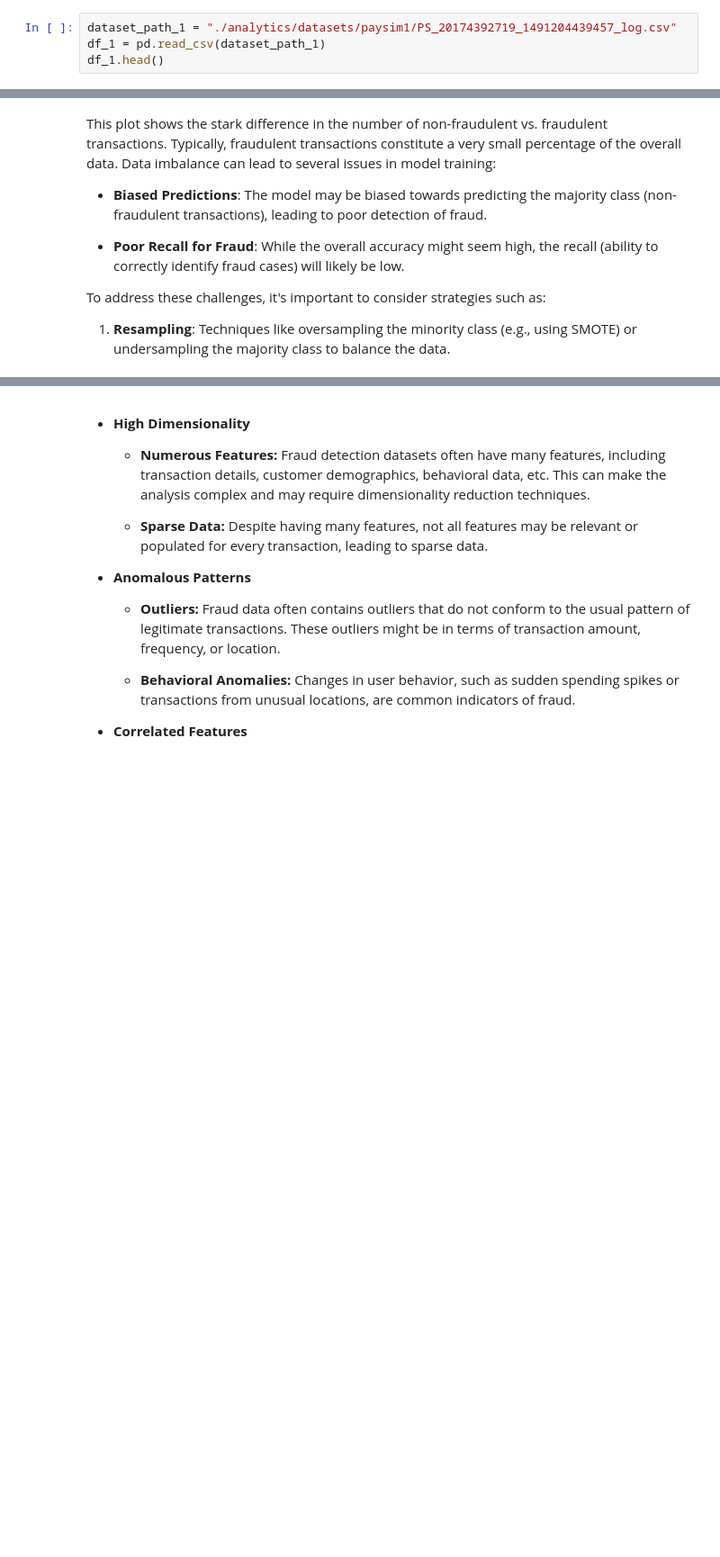
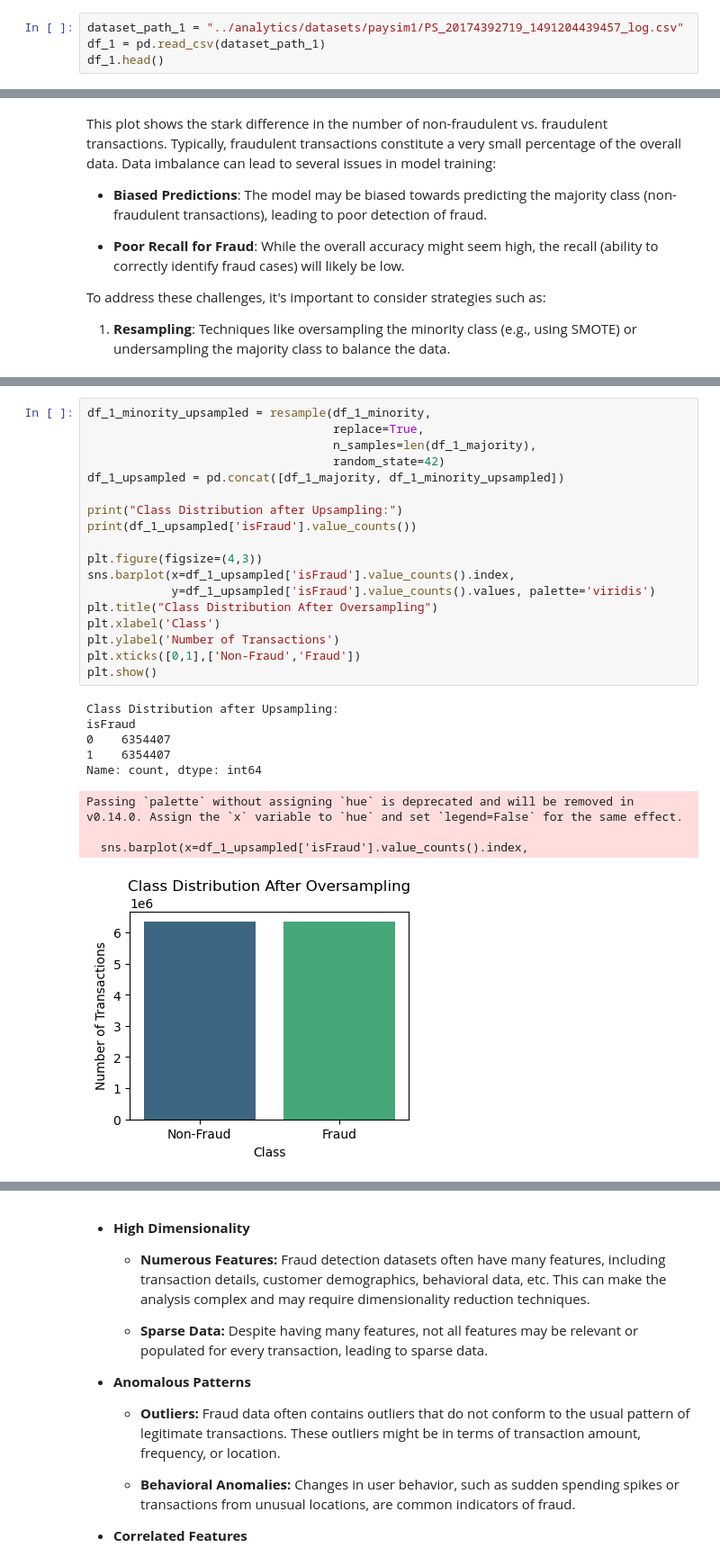
Before and after one commit to curio25/fraud-detection, a Jupyter notebook: analytics/eda.ipynb, the cells around one changed output, grey strips where cells are left out. Shown at 90% size. Saved outputs shown, nothing was run; the diff lists cells and outputs as text; blank space fills up the shorter version.

```diff
--- a/analytics/eda.ipynb
+++ b/analytics/eda.ipynb
@@ -181,5 +215,5 @@ Contents of vehicle_claim_fraud_detection:
 # %%
-dataset_path_1 = "./analytics/datasets/paysim1/PS_20174392719_1491204439457_log.csv"
+dataset_path_1 = "../analytics/datasets/paysim1/PS_20174392719_1491204439457_log.csv"
 df_1 = pd.read_csv(dataset_path_1)
 df_1.head()
 # %% [output]
@@ -277 +311,29 @@ Passing `palette` without assigning `hue` is deprecated and will be removed in v
+# %%
+df_1_minority_upsampled = resample(df_1_minority,
+                                   replace=True,
+                                   n_samples=len(df_1_majority),
+                                   random_state=42)
+df_1_upsampled = pd.concat([df_1_majority, df_1_minority_upsampled])
+
+print("Class Distribution after Upsampling:")
+print(df_1_upsampled['isFraud'].value_counts())
+
+plt.figure(figsize=(4,3))
+sns.barplot(x=df_1_upsampled['isFraud'].value_counts().index,
+            y=df_1_upsampled['isFraud'].value_counts().values, palette='viridis')
+plt.title("Class Distribution After Oversampling")
+plt.xlabel('Class')
+plt.ylabel('Number of Transactions')
+plt.xticks([0,1],['Non-Fraud','Fraud'])
+plt.show()
+# %% [output]
+Class Distribution after Upsampling:
+isFraud
+0    6354407
+1    6354407
+Name: count, dtype: int64
+Passing `palette` without assigning `hue` is deprecated and will be removed in v0.14.0. Assign the `x` variable to `hue` and set `legend=False` for the same effect.
+
+  sns.barplot(x=df_1_upsampled['isFraud'].value_counts().index,
+[figure, added]
 # %% [markdown]
```
Also changed, not shown: parts of 12 cells of this notebook.
